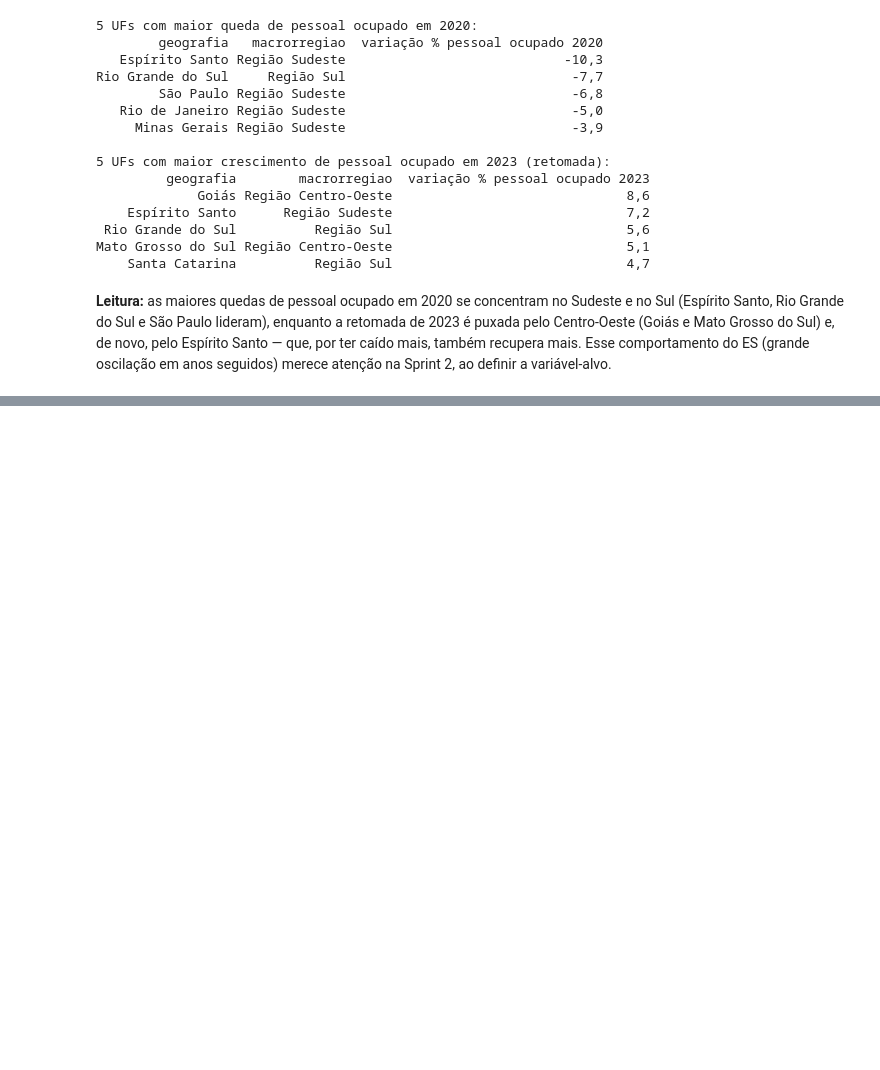
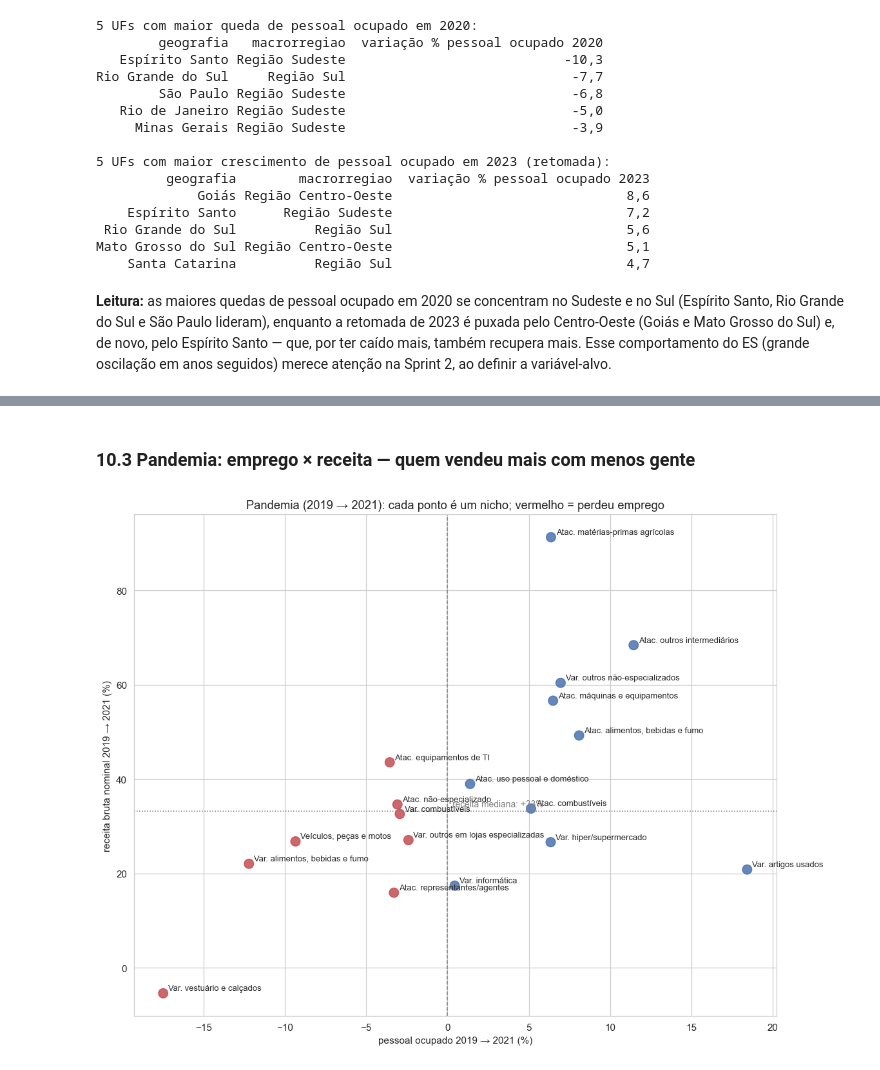
Before and after one commit to NicolasSimoes/cienciasdedados, a Jupyter notebook: cienciadados/Sprint1.ipynb, the cells around one changed output, grey strips where cells are left out. Cells and saved outputs as stored; diff of their text form; code cells hidden in the pictures; blank space fills up the shorter version.

```diff
--- a/cienciadados/Sprint1.ipynb
+++ b/cienciadados/Sprint1.ipynb
@@ -508,0 +602,19 @@ Mato Grosso do Sul Região Centro-Oeste                              5,1
+# %% [markdown]
+### 10.3 Pandemia: emprego × receita — quem vendeu mais com menos gente
+# %%
+fig, ax = plt.subplots(figsize=(10.5, 8))
+x, yv = acum['pessoal 2019→2021'], acum['receita 2019→2021']
+cores = np.where(x < 0, '#C44E52', '#4C72B0')
+ax.scatter(x, yv, s=90, c=cores, alpha=0.85)
+for nome, xi, yi in zip(acum.index, x, yv):
+    ax.annotate(nome, (xi, yi), fontsize=8.5, xytext=(5, 3), textcoords='offset points')
+ax.axvline(0, color='grey', ls='--', lw=1)
+ax.axhline(yv.median(), color='grey', ls=':', lw=1)
+ax.text(0.3, yv.median() + 1, f'receita mediana: +{yv.median():.0f}%', fontsize=9, color='grey')
+ax.set_xlabel('pessoal ocupado 2019 → 2021 (%)')
+ax.set_ylabel('receita bruta nominal 2019 → 2021 (%)')
+ax.set_title('Pandemia (2019 → 2021): cada ponto é um nicho; vermelho = perdeu emprego')
+plt.tight_layout()
+plt.show()
+# %% [output]
+[figure, added]
```
Also changed, not shown: parts of 17 cells of this notebook, 1 other file.
